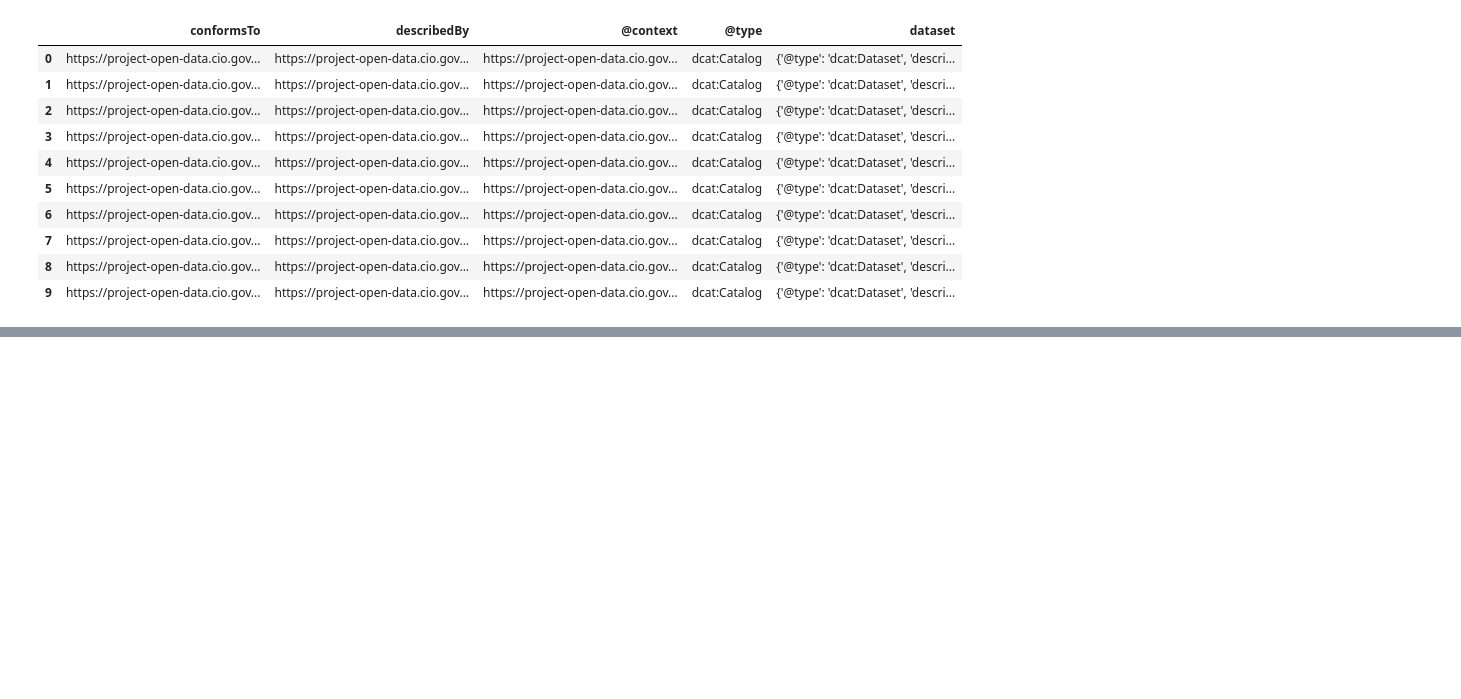
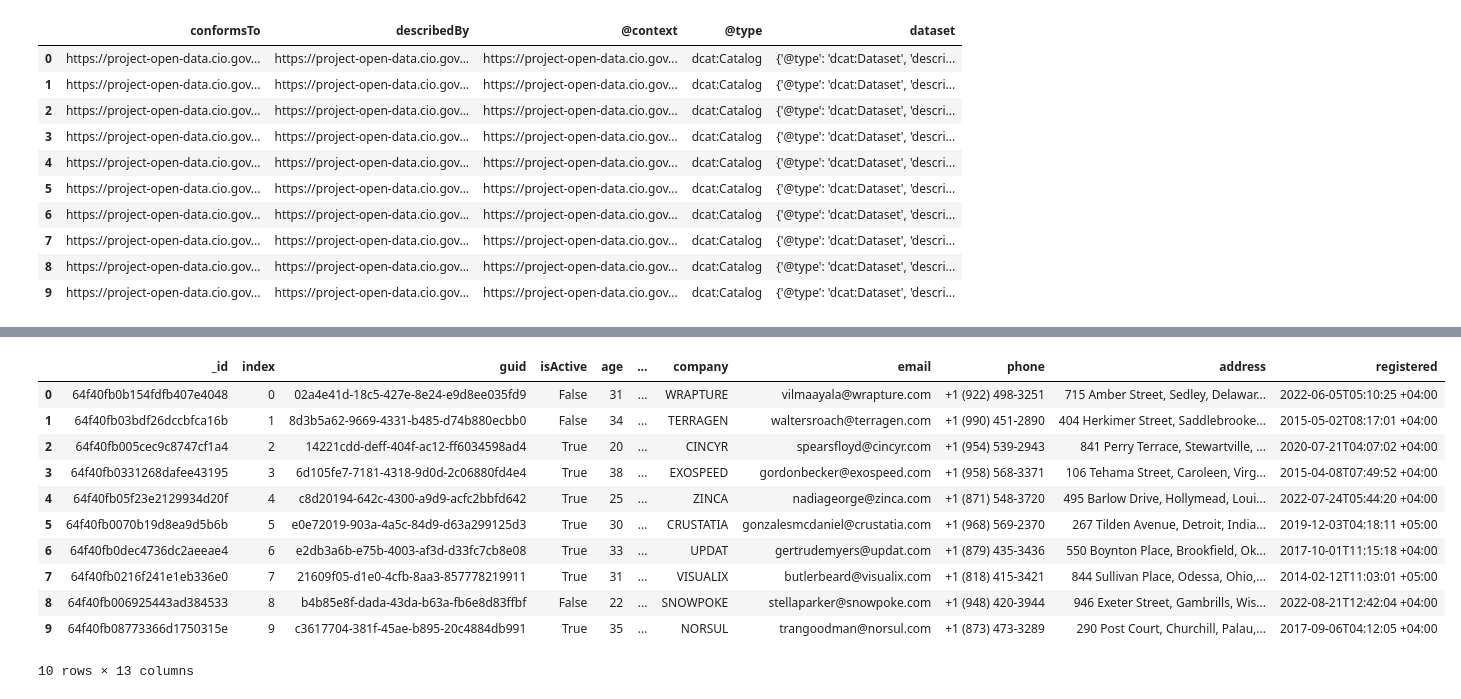
Before and after one commit to jas-tang/datasci_1_loading, a Jupyter notebook: HHA507.ipynb, the cells around one changed output, grey strips where cells are left out. Cells and saved outputs as stored; diff of their text form; code cells hidden in the pictures; blank space fills up the shorter version.

Commit message:
added one more json file

```diff
--- a/HHA507.ipynb
+++ b/HHA507.ipynb
@@ -163,0 +188,16 @@ First 10 rows of the DataFrame:
+# %%
+info = pd.read_json("/content/sample_data/employee.json")
+info
+# %% [output]
+|  | _id | index | guid | isActive | age | ... | company | email | phone | address | registered |
+| 0 | 64f40fb0b154fdfb407e4048 | 0 | 02a4e41d-18c5-427e-8e24-e9d8ee035fd9 | False | 31 | ... | WRAPTURE | vilmaayala@wrapture.com | +1 (922) 498-3251 | 715 Amber Street, Sedley, Delawar... | 2022-06-05T05:10:25 +04:00 |
+| 1 | 64f40fb03bdf26dccbfca16b | 1 | 8d3b5a62-9669-4331-b485-d74b880ecbb0 | False | 34 | ... | TERRAGEN | waltersroach@terragen.com | +1 (990) 451-2890 | 404 Herkimer Street, Saddlebrooke... | 2015-05-02T08:17:01 +04:00 |
+| 2 | 64f40fb005cec9c8747cf1a4 | 2 | 14221cdd-deff-404f-ac12-ff6034598ad4 | True | 20 | ... | CINCYR | spearsfloyd@cincyr.com | +1 (954) 539-2943 | 841 Perry Terrace, Stewartville, ... | 2020-07-21T04:07:02 +04:00 |
+| 3 | 64f40fb0331268dafee43195 | 3 | 6d105fe7-7181-4318-9d0d-2c06880fd4e4 | True | 38 | ... | EXOSPEED | gordonbecker@exospeed.com | +1 (958) 568-3371 | 106 Tehama Street, Caroleen, Virg... | 2015-04-08T07:49:52 +04:00 |
+| 4 | 64f40fb05f23e2129934d20f | 4 | c8d20194-642c-4300-a9d9-acfc2bbfd642 | True | 25 | ... | ZINCA | nadiageorge@zinca.com | +1 (871) 548-3720 | 495 Barlow Drive, Hollymead, Loui... | 2022-07-24T05:44:20 +04:00 |
+| 5 | 64f40fb0070b19d8ea9d5b6b | 5 | e0e72019-903a-4a5c-84d9-d63a299125d3 | True | 30 | ... | CRUSTATIA | gonzalesmcdaniel@crustatia.com | +1 (968) 569-2370 | 267 Tilden Avenue, Detroit, India... | 2019-12-03T04:18:11 +05:00 |
+| 6 | 64f40fb0dec4736dc2aeeae4 | 6 | e2db3a6b-e75b-4003-af3d-d33fc7cb8e08 | True | 33 | ... | UPDAT | gertrudemyers@updat.com | +1 (879) 435-3436 | 550 Boynton Place, Brookfield, Ok... | 2017-10-01T11:15:18 +04:00 |
+| 7 | 64f40fb0216f241e1eb336e0 | 7 | 21609f05-d1e0-4cfb-8aa3-857778219911 | True | 31 | ... | VISUALIX | butlerbeard@visualix.com | +1 (818) 415-3421 | 844 Sullivan Place, Odessa, Ohio,... | 2014-02-12T11:03:01 +05:00 |
+| 8 | 64f40fb006925443ad384533 | 8 | b4b85e8f-dada-43da-b63a-fb6e8d83ffbf | False | 22 | ... | SNOWPOKE | stellaparker@snowpoke.com | +1 (948) 420-3944 | 946 Exeter Street, Gambrills, Wis... | 2022-08-21T12:42:04 +04:00 |
+| 9 | 64f40fb08773366d1750315e | 9 | c3617704-381f-45ae-b895-20c4884db991 | True | 35 | ... | NORSUL | trangoodman@norsul.com | +1 (873) 473-3289 | 290 Post Court, Churchill, Palau,... | 2017-09-06T04:12:05 +04:00 |
+10 rows × 13 columns
```
Also changed, not shown: parts of 1 cell of this notebook.
